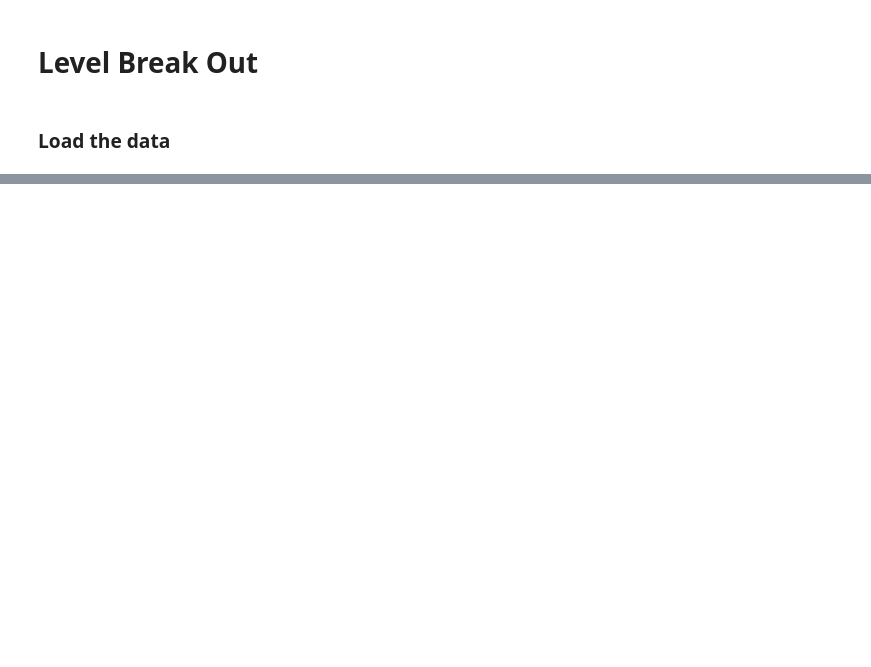
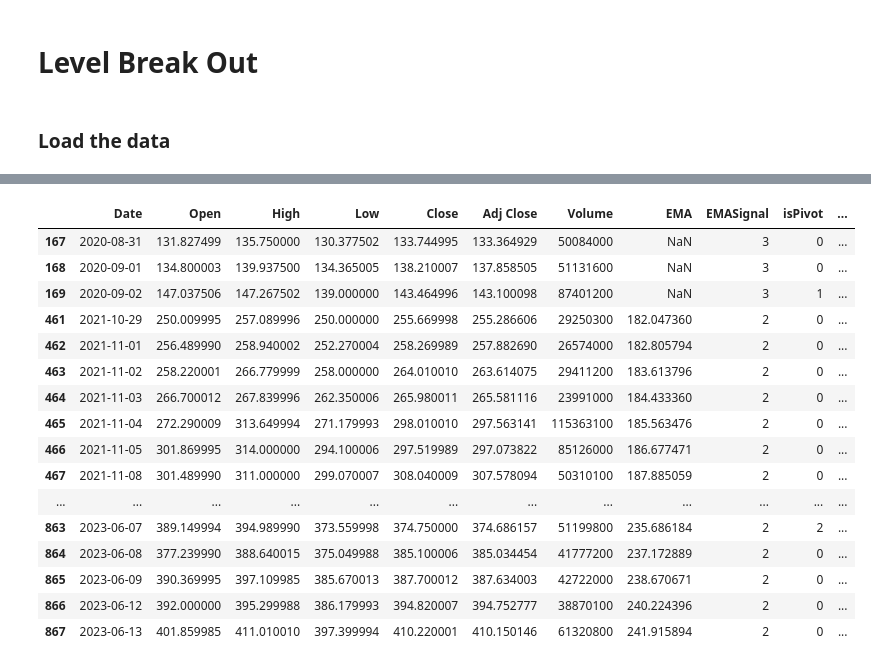
Before and after one commit to MontgomeryG/g3p2, a Jupyter notebook: NVIDA.ipynb, the cells around one changed output, grey strips where cells are left out. Saved outputs shown, nothing was run; the diff lists cells and outputs as text; code cells hidden in the pictures; blank space fills up the shorter version.

```diff
--- a/NVIDA.ipynb
+++ b/NVIDA.ipynb
@@ -54,3 +187,25 @@ df = df.head(10000)
+# %%
+pd.set_option('display.max_rows', None)
+pd.set_option('display.max_columns', None)
+df[df['pattern_detected']!=0]
+# %% [output]
+|  | Date | Open | High | Low | Close | Adj Close | Volume | EMA | EMASignal | isPivot | ... |
+| 167 | 2020-08-31 | 131.827499 | 135.750000 | 130.377502 | 133.744995 | 133.364929 | 50084000 | NaN | 3 | 0 | ... |
+| 168 | 2020-09-01 | 134.800003 | 139.937500 | 134.365005 | 138.210007 | 137.858505 | 51131600 | NaN | 3 | 0 | ... |
+| 169 | 2020-09-02 | 147.037506 | 147.267502 | 139.000000 | 143.464996 | 143.100098 | 87401200 | NaN | 3 | 1 | ... |
+| 461 | 2021-10-29 | 250.009995 | 257.089996 | 250.000000 | 255.669998 | 255.286606 | 29250300 | 182.047360 | 2 | 0 | ... |
+| 462 | 2021-11-01 | 256.489990 | 258.940002 | 252.270004 | 258.269989 | 257.882690 | 26574000 | 182.805794 | 2 | 0 | ... |
+| 463 | 2021-11-02 | 258.220001 | 266.779999 | 258.000000 | 264.010010 | 263.614075 | 29411200 | 183.613796 | 2 | 0 | ... |
+| 464 | 2021-11-03 | 266.700012 | 267.839996 | 262.350006 | 265.980011 | 265.581116 | 23991000 | 184.433360 | 2 | 0 | ... |
+| 465 | 2021-11-04 | 272.290009 | 313.649994 | 271.179993 | 298.010010 | 297.563141 | 115363100 | 185.563476 | 2 | 0 | ... |
+| 466 | 2021-11-05 | 301.869995 | 314.000000 | 294.100006 | 297.519989 | 297.073822 | 85126000 | 186.677471 | 2 | 0 | ... |
+| 467 | 2021-11-08 | 301.489990 | 311.000000 | 299.070007 | 308.040009 | 307.578094 | 50310100 | 187.885059 | 2 | 0 | ... |
+| ... | ... | ... | ... | ... | ... | ... | ... | ... | ... | ... | ... |
+| 863 | 2023-06-07 | 389.149994 | 394.989990 | 373.559998 | 374.750000 | 374.686157 | 51199800 | 235.686184 | 2 | 2 | ... |
+| 864 | 2023-06-08 | 377.239990 | 388.640015 | 375.049988 | 385.100006 | 385.034454 | 41777200 | 237.172889 | 2 | 0 | ... |
+| 865 | 2023-06-09 | 390.369995 | 397.109985 | 385.670013 | 387.700012 | 387.634003 | 42722000 | 238.670671 | 2 | 0 | ... |
+| 866 | 2023-06-12 | 392.000000 | 395.299988 | 386.179993 | 394.820007 | 394.752777 | 38870100 | 240.224396 | 2 | 0 | ... |
+| 867 | 2023-06-13 | 401.859985 | 411.010010 | 397.399994 | 410.220001 | 410.150146 | 61320800 | 241.915894 | 2 | 0 | ... |
 # %%
 df
 # %% [output]
```
Also changed, not shown: parts of 27 cells of this notebook.
